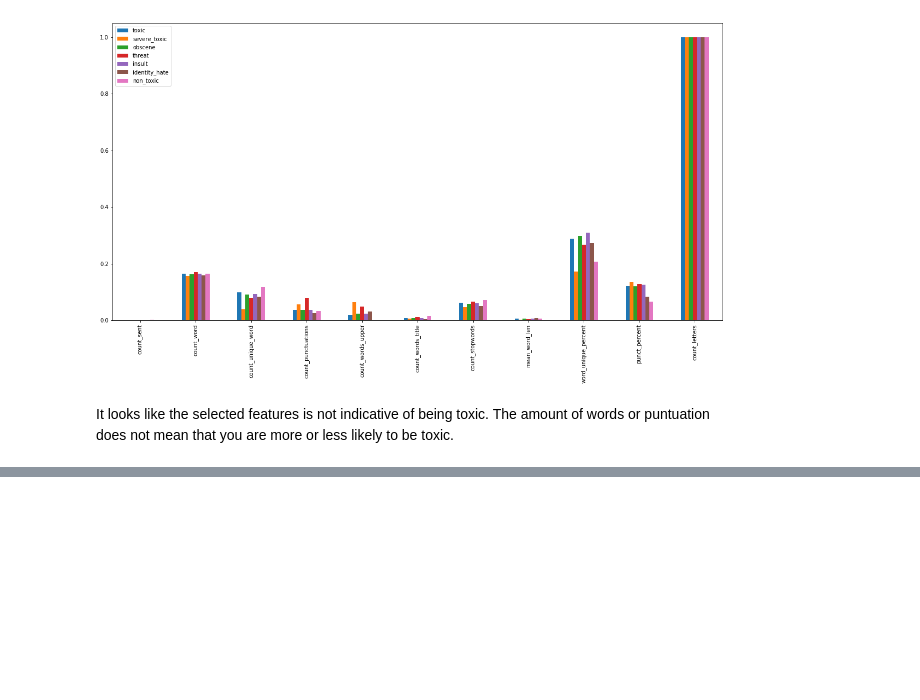
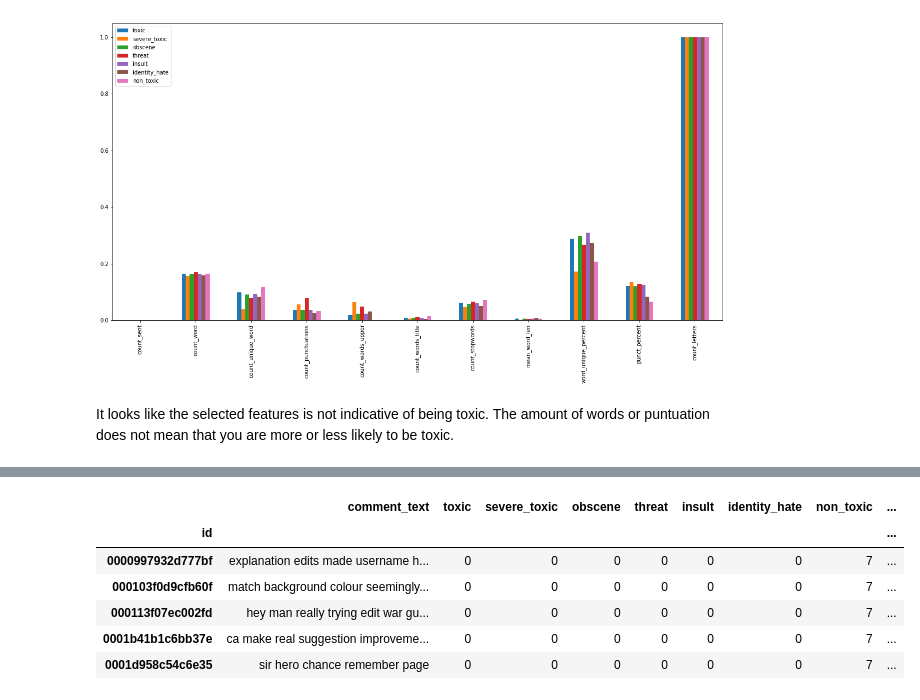
Before and after one commit to andrew-d-watkins/Toxic-Comment-Classification, a Jupyter notebook: Toxic Comment Classification.ipynb, the cells around one changed output, grey strips where cells are left out. Cells and saved outputs as stored; diff of their text form; code cells hidden in the pictures; blank space fills up the shorter version.

Commit message:
added model

```diff
--- a/Toxic Comment Classification.ipynb
+++ b/Toxic Comment Classification.ipynb
@@ -481,0 +409,25 @@ It looks like the selected features is not indicative of being toxic. The amount
+# %%
+#remove any comment with multiple tags
+train_df = train_df[train_df.iloc[:,1:].sum(axis=1) == 1]
+# %%
+#To be able to use the the model I want I need to reshape the df.
+
+#Map the tag into a unique integer
+train_df['severe_toxic'] = train_df['severe_toxic'].apply(lambda x: 2 if x == 1 else x)
+train_df['obscene'] = train_df['obscene'].apply(lambda x: 3 if x == 1 else x)
+train_df['threat'] = train_df['threat'].apply(lambda x: 4 if x == 1 else x)
+train_df['insult'] = train_df['insult'].apply(lambda x: 5 if x == 1 else x)
+train_df['identity_hate'] = train_df['identity_hate'].apply(lambda x: 6 if x == 1 else x)
+train_df['non_toxic'] = train_df['non_toxic'].apply(lambda x: 7 if x == 1 else x)
+
+#create one column with the classification
+train_df['classification'] = train_df['toxic']+train_df['severe_toxic']+train_df['obscene']+train_df['threat']+train_df['insult']+train_df['identity_hate']+train_df['non_toxic']
+train_df.head()
+# %% [output]
+|  | comment_text | toxic | severe_toxic | obscene | threat | insult | identity_hate | non_toxic | ... |
+| id |  |  |  |  |  |  |  |  | ... |
+| 0000997932d777bf | explanation edits made username h... | 0 | 0 | 0 | 0 | 0 | 0 | 7 | ... |
+| 000103f0d9cfb60f | match background colour seemingly... | 0 | 0 | 0 | 0 | 0 | 0 | 7 | ... |
+| 000113f07ec002fd | hey man really trying edit war gu... | 0 | 0 | 0 | 0 | 0 | 0 | 7 | ... |
+| 0001b41b1c6bb37e | ca make real suggestion improveme... | 0 | 0 | 0 | 0 | 0 | 0 | 7 | ... |
+| 0001d958c54c6e35 | sir hero chance remember page | 0 | 0 | 0 | 0 | 0 | 0 | 7 | ... |
```
Also changed, not shown: parts of 43 cells of this notebook, 1 other file.
